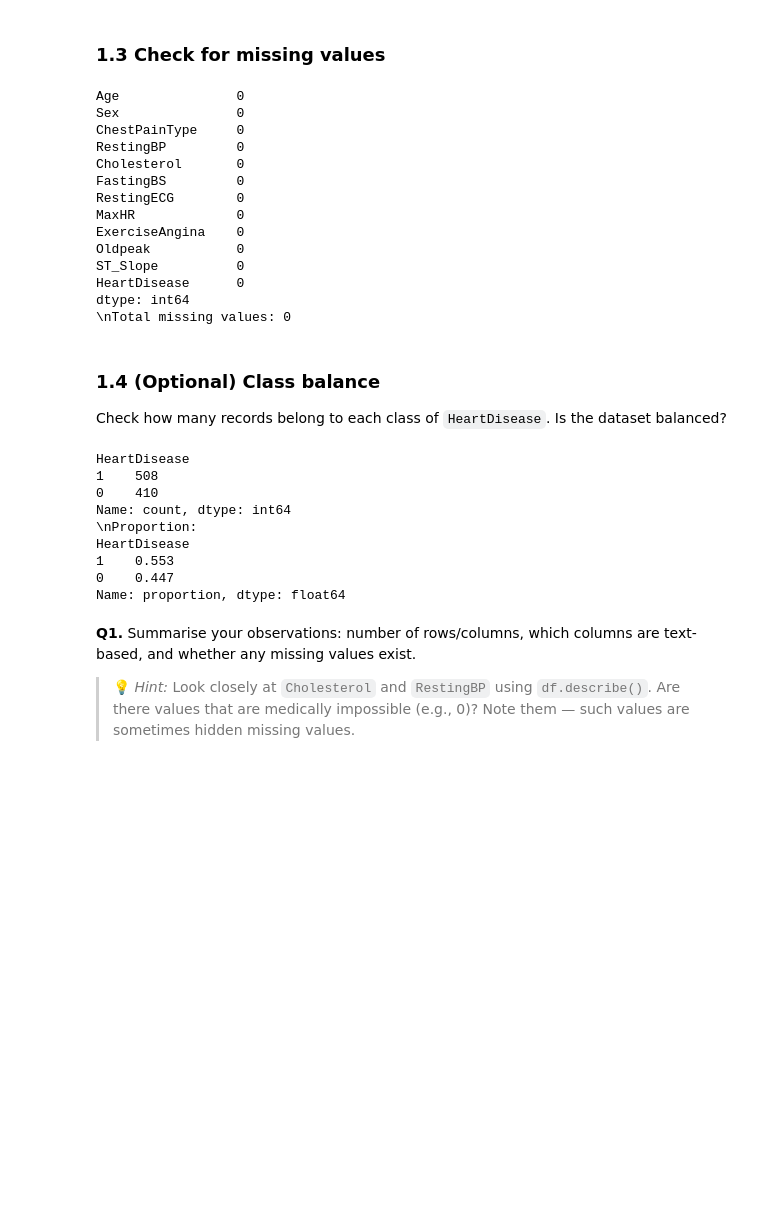
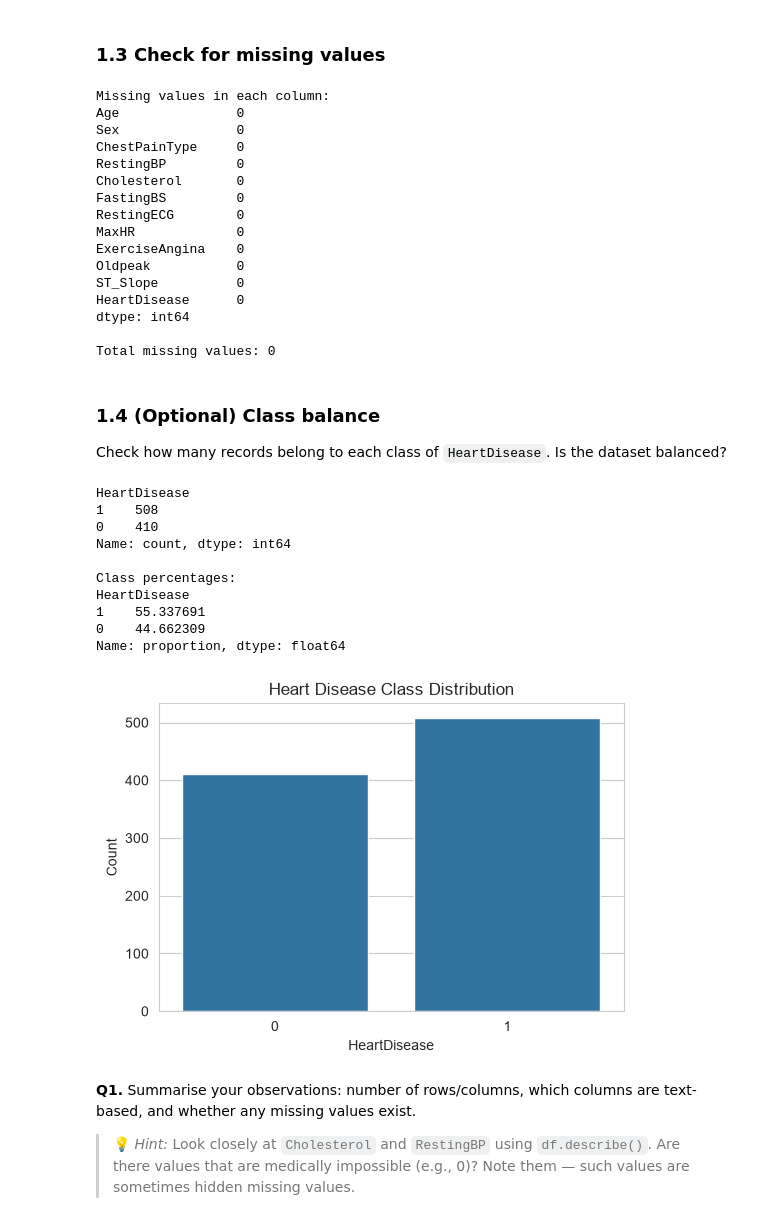
Before and after one commit to ddivya-c/DS-datascience, a Jupyter notebook: Lab 9/Heart_Disease_PCA_Assignment.ipynb, the cells around one changed output. Drawn from its saved outputs; the diff is of its cells as text; code cells hidden in the pictures; blank space fills up the shorter version.

```diff
--- a/Lab 9/Heart_Disease_PCA_Assignment.ipynb
+++ b/Lab 9/Heart_Disease_PCA_Assignment.ipynb
@@ -49,8 +49,8 @@ You will build the pipeline below. Path A trains models on all preprocessed feat
 
 Import all the libraries you will need (pandas, numpy, matplotlib/seaborn, scipy, scikit-learn modules, `time`, etc.).
 # %%
-# Write your code here
 # Import required libraries
+
 import pandas as pd
 import numpy as np
 import matplotlib.pyplot as plt
@@ -58,19 +58,27 @@ import seaborn as sns
 import time
 
 from scipy.stats import zscore
+
 from sklearn.preprocessing import LabelEncoder, StandardScaler
 from sklearn.model_selection import train_test_split, GridSearchCV, StratifiedKFold
 from sklearn.neighbors import KNeighborsClassifier
 from sklearn.linear_model import LogisticRegression
 from sklearn.tree import DecisionTreeClassifier
 from sklearn.ensemble import RandomForestClassifier
-from sklearn.metrics import (accuracy_score, precision_score, recall_score,
-                             f1_score, confusion_matrix, classification_report)
+from sklearn.metrics import (
+    accuracy_score,
+    precision_score,
+    recall_score,
+    f1_score,
+    confusion_matrix,
+    classification_report
+)
 from sklearn.decomposition import PCA
 
-# Make plots look neat
-sns.set_theme(style="whitegrid")
-RANDOM_STATE = 42
+import warnings
+warnings.filterwarnings("ignore")
+
+sns.set_style("whitegrid")
 # %% [markdown]
 ---
 ## Task 1: Load the Dataset
@@ -123,11 +138,14 @@ dtype: object
 # %% [markdown]
 ### 1.3 Check for missing values
 # %%
-# Write your code here
-# Count missing values in each column
+# Check for missing values
+
+print("Missing values in each column:")
 print(df.isnull().sum())
-print("\\nTotal missing values:", df.isnull().sum().sum())
+
+print("\nTotal missing values:", df.isnull().sum().sum())
 # %% [output]
+Missing values in each column:
 Age               0
 Sex               0
 ChestPainType     0
@@ -141,26 +159,38 @@ Oldpeak           0
 ST_Slope          0
 HeartDisease      0
 dtype: int64
-\nTotal missing values: 0
+
+Total missing values: 0
 # %% [markdown]
 ### 1.4 (Optional) Class balance
 Check how many records belong to each class of `HeartDisease`. Is the dataset balanced?
-# %%
-# Write your code here
-# Optional: target class balance
-print(df["HeartDisease"].value_counts())
-print("\\nProportion:")
-print(df["HeartDisease"].value_counts(normalize=True).round(3))
-# %% [output]
-HeartDisease
-1    508
-0    410
-Name: count, dtype: int64
-\nProportion:
-HeartDisease
-1    0.553
-0    0.447
-Name: proportion, dtype: float64
+# %%
+# Check class balance
+
+print(df["HeartDisease"].value_counts())
+
+print("\nClass percentages:")
+print(df["HeartDisease"].value_counts(normalize=True) * 100)
+
+# Visualise class balance
+plt.figure(figsize=(6, 4))
+sns.countplot(data=df, x="HeartDisease")
+plt.title("Heart Disease Class Distribution")
+plt.xlabel("HeartDisease")
+plt.ylabel("Count")
+plt.show()
+# %% [output]
+HeartDisease
+1    508
+0    410
+Name: count, dtype: int64
+
+Class percentages:
+HeartDisease
+1    55.337691
+0    44.662309
+Name: proportion, dtype: float64
+[figure, added]
 # %% [markdown]
 **Q1.** Summarise your observations: number of rows/columns, which columns are text-based, and whether any missing values exist.
 
```
Also changed, not shown: parts of 88 cells of this notebook.
